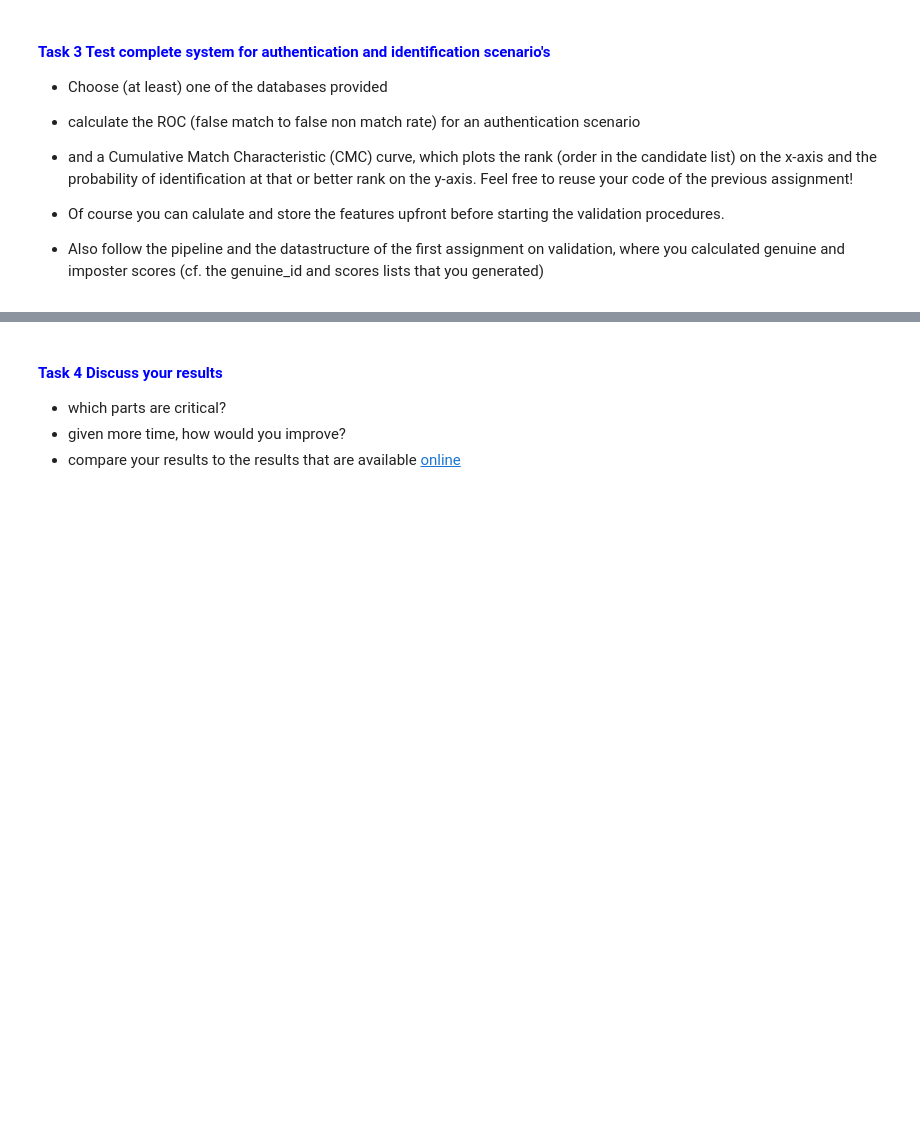
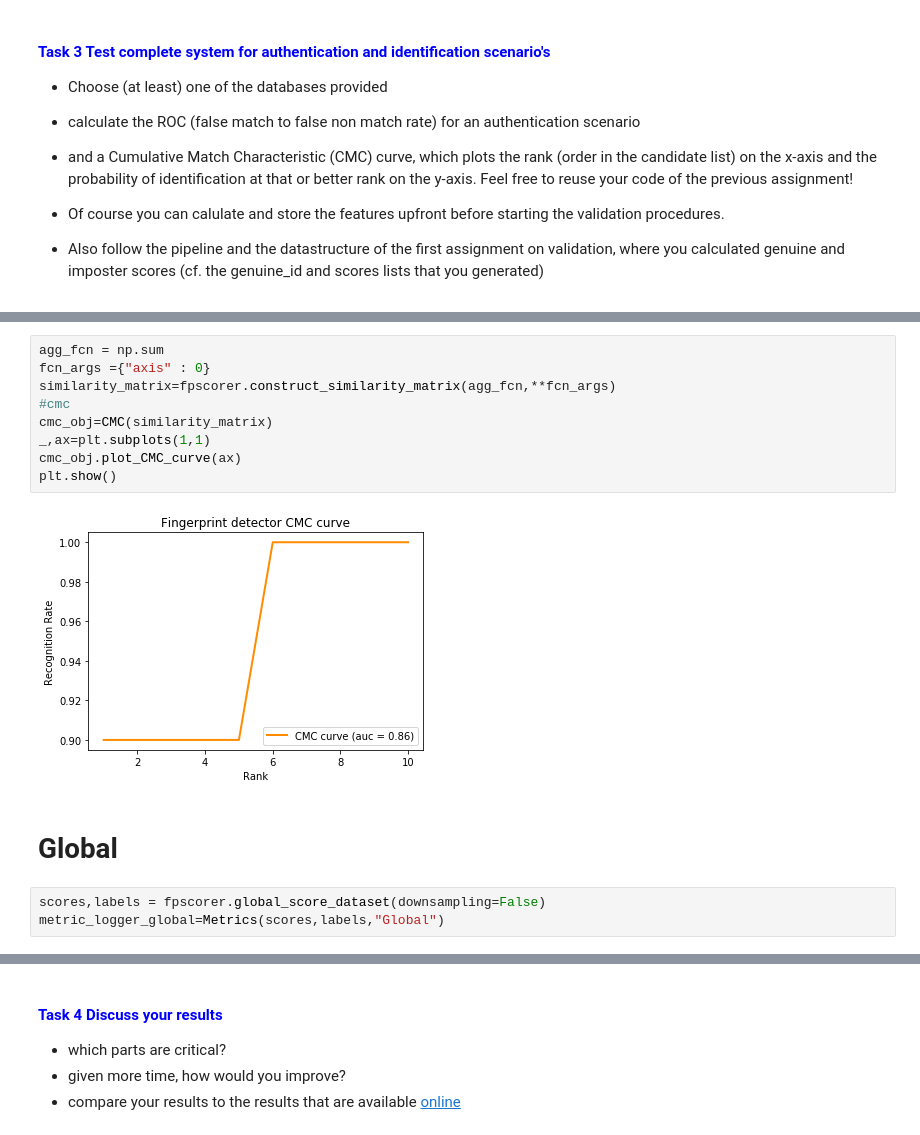
Before and after one commit to JesusGarciaRamirez/Biometrics, a Jupyter notebook: Assigment2/assignment_2.ipynb, the cells around one changed output, grey strips where cells are left out. Cells and saved outputs as stored; diff of their text form; blank space fills up the shorter version.

```diff
--- a/Assigment2/assignment_2.ipynb
+++ b/Assigment2/assignment_2.ipynb
@@ -582,0 +769,16 @@ Define and test different matching functions that make use of these two-level fe
+# %%
+agg_fcn = np.sum
+fcn_args ={"axis" : 0}
+similarity_matrix=fpscorer.construct_similarity_matrix(agg_fcn,**fcn_args)
+#cmc
+cmc_obj=CMC(similarity_matrix)
+_,ax=plt.subplots(1,1)
+cmc_obj.plot_CMC_curve(ax)
+plt.show()
+# %% [output]
+[figure, added]
+# %% [markdown]
+# Global
+# %%
+scores,labels = fpscorer.global_score_dataset(downsampling=False)
+metric_logger_global=Metrics(scores,labels,"Global")
```
Also changed, not shown: parts of 10 cells of this notebook, 1 other file.
